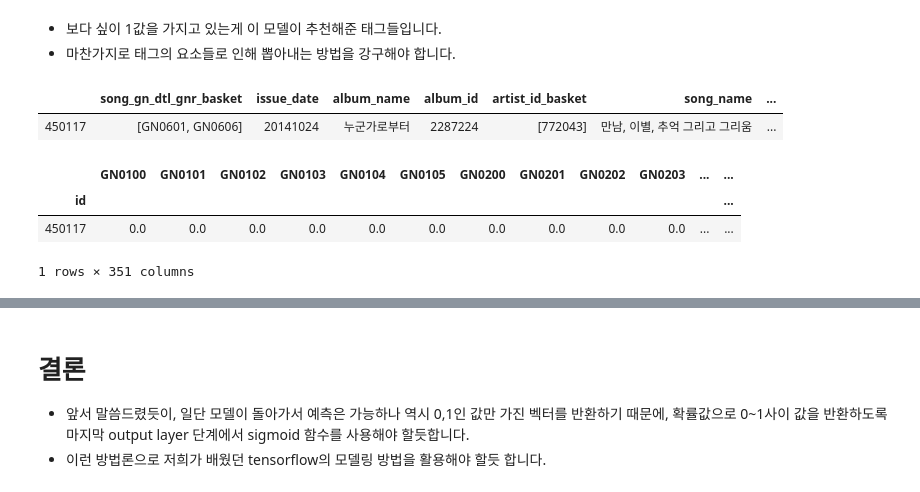
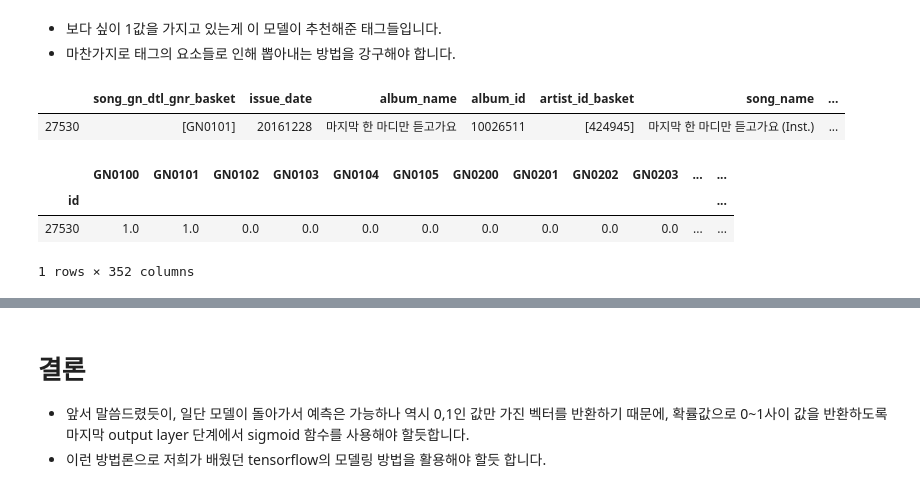
Before and after one commit to HowardHowonYu/book_recommendation, a Jupyter notebook: howard/playlist_recommendation/multilabel_classifier.ipynb, the cells around one changed output, grey strips where cells are left out. Cells and saved outputs as stored; diff of their text form; code cells hidden in the pictures.

Commit message:
Tensorflow keras test, Songs to Tags model

```diff
--- a/howard/playlist_recommendation/multilabel_classifier.ipynb
+++ b/howard/playlist_recommendation/multilabel_classifier.ipynb
@@ -293,15 +297,15 @@ pd.DataFrame(get_tags(result_df.index))
 - 보다 싶이 1값을 가지고 있는게 이 모델이 추천해준 태그들입니다.
 - 마찬가지로 태그의 요소들로 인해 뽑아내는 방법을 강구해야 합니다.
 # %%
-song_meta[song_meta['id'] == 450117]
+song_meta[song_meta['id'] == 27530]
 # %% [output]
 |  | song_gn_dtl_gnr_basket | issue_date | album_name | album_id | artist_id_basket | song_name | ... |
-| 450117 | [GN0601, GN0606] | 20141024 | 누군가로부터 | 2287224 | [772043] | 만남, 이별, 추억 그리고 그리움 | ... |
+| 27530 | [GN0101] | 20161228 | 마지막 한 마디만 듣고가요 | 10026511 | [424945] | 마지막 한 마디만 듣고가요 (Inst.) | ... |
 # %%
-df_10000[df_10000.index == 450117]
+df_10000[df_10000.index == 27530]
 # %% [output]
 |  | GN0100 | GN0101 | GN0102 | GN0103 | GN0104 | GN0105 | GN0200 | GN0201 | GN0202 | GN0203 | ... | ... |
 | id |  |  |  |  |  |  |  |  |  |  |  | ... |
-| 450117 | 0.0 | 0.0 | 0.0 | 0.0 | 0.0 | 0.0 | 0.0 | 0.0 | 0.0 | 0.0 | ... | ... |
+| 27530 | 1.0 | 1.0 | 0.0 | 0.0 | 0.0 | 0.0 | 0.0 | 0.0 | 0.0 | 0.0 | ... | ... |
-1 rows × 351 columns
+1 rows × 352 columns
 # %%
```
Also changed, not shown: parts of 56 cells of this notebook.
